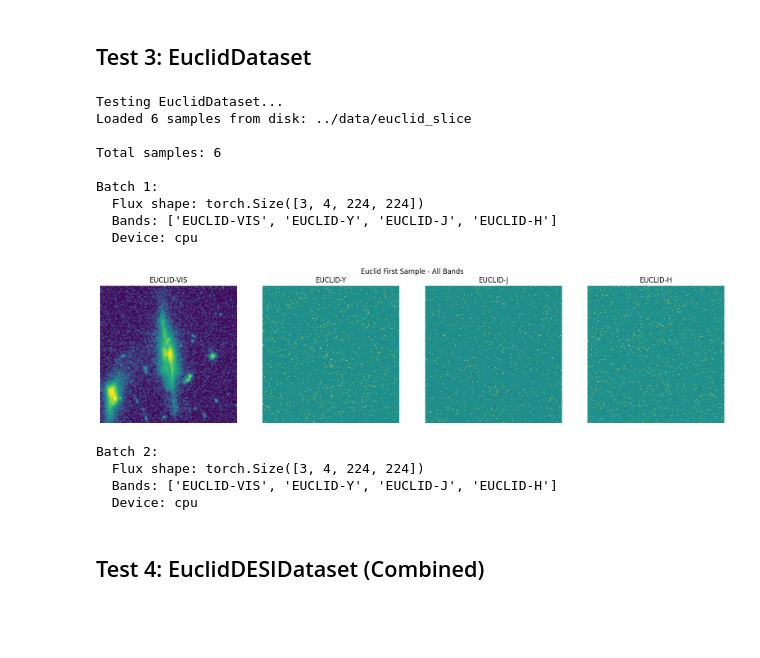
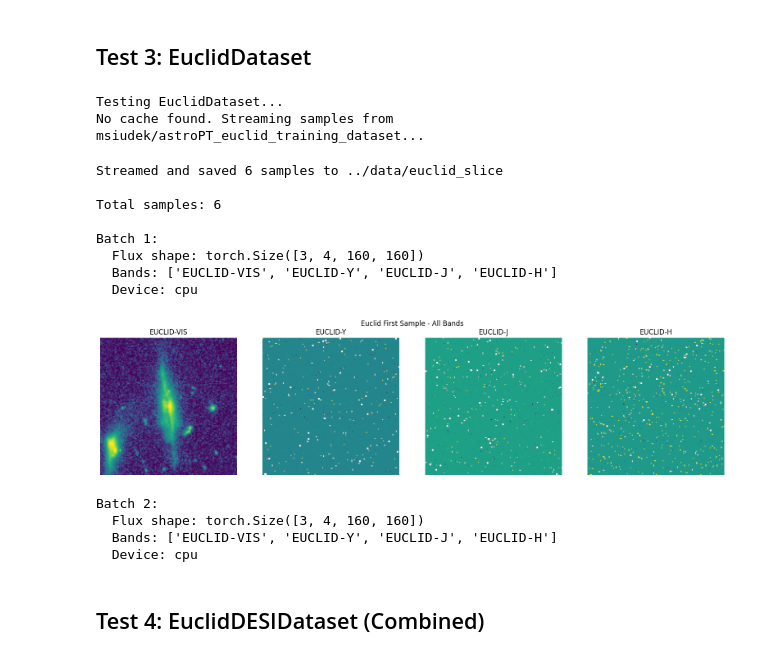
Before and after one commit to ASKabalan/AION, a Jupyter notebook: notebooks/01-AIONDataSets.ipynb, the cells around one changed output. Saved outputs shown, nothing was run; the diff lists cells and outputs as text; code cells hidden in the pictures; blank space fills up the shorter version.

```diff
--- a/notebooks/01-AIONDataSets.ipynb
+++ b/notebooks/01-AIONDataSets.ipynb
@@ -26,14 +28,17 @@ Error:
 print("Testing HSCDataset...")
 hsc_dataset = HSCDataset(
     cache_dir=CACHE_DIR,
-    batch_size=3,
-    batch_count=2,
-    device=device
+    max_entries=10,
+    device=device,
+    mode="streaming"
 )
 
 print(f"\nTotal samples: {len(hsc_dataset)}")
 
-for i, batch in enumerate(hsc_dataset):
+batch_size = 3
+hsc_loader = DataLoader(hsc_dataset, batch_size=batch_size, shuffle=False, collate_fn=collate_modalities)
+
+for i, batch in enumerate(hsc_loader):
     print(f"\nBatch {i+1}:")
     print(f"  Flux shape: {batch.flux.shape}")
     print(f"  Bands: {batch.bands}")
@@ -69,14 +85,17 @@ Batch 2:
 print("Testing DESIDataset...")
 desi_dataset = DESIDataset(
     cache_dir=CACHE_DIR,
-    batch_size=3,
-    batch_count=2,
-    device=device
+    max_entries=6,
+    device=device,
+    mode="streaming"
 )
 
 print(f"\nTotal samples: {len(desi_dataset)}")
 
-for i, batch in enumerate(desi_dataset):
+batch_size = 3
+desi_loader = DataLoader(desi_dataset, batch_size=batch_size, shuffle=False, collate_fn=collate_modalities)
+
+for i, batch in enumerate(desi_loader):
     print(f"\nBatch {i+1}:")
     print(f"  Flux shape: {batch.flux.shape}")
     print(f"  Ivar shape: {batch.ivar.shape}")
@@ -117,48 +137,53 @@ Batch 2:
 # %%
 print("Testing EuclidDataset...")
 try:
     euclid_dataset = EuclidDataset(
         cache_dir=CACHE_DIR,
-        batch_size=3,
-        batch_count=2,
-        device=device
+        max_entries=6,
+        device=device,
+        split="train_batch_1",
+        mode="streaming"
     )
 
     print(f"\nTotal samples: {len(euclid_dataset)}")
 
-    for i, batch in enumerate(euclid_dataset):
+    batch_size = 3
+    euclid_loader = DataLoader(euclid_dataset, batch_size=batch_size, shuffle=False, collate_fn=collate_modalities)
+
+    for i, batch in enumerate(euclid_loader):
         print(f"\nBatch {i+1}:")
         print(f"  Flux shape: {batch.flux.shape}")
         print(f"  Bands: {batch.bands}")
         print(f"  Device: {batch.flux.device}")
 
         if i == 0:
             fig, axes = plt.subplots(1, 4, figsize=(16, 4))
             fig.suptitle('Euclid First Sample - All Bands')
             for band_idx in range(4):
                 axes[band_idx].imshow(batch.flux[0, band_idx].cpu().numpy(), cmap='viridis')
                 axes[band_idx].set_title(batch.bands[band_idx])
                 axes[band_idx].axis('off')
             plt.tight_layout()
             plt.show()
 except Exception as e:
     print(f"Error loading Euclid dataset: {e}")
     print("This may be due to network issues or dataset availability.")
 # %% [output]
 Testing EuclidDataset...
-Loaded 6 samples from disk: ../data/euclid_slice
-
-Total samples: 6
-
-Batch 1:
-  Flux shape: torch.Size([3, 4, 224, 224])
-  Bands: ['EUCLID-VIS', 'EUCLID-Y', 'EUCLID-J', 'EUCLID-H']
-  Device: cpu
+No cache found. Streaming samples from msiudek/astroPT_euclid_training_dataset...
+Streamed and saved 6 samples to ../data/euclid_slice
+
+Total samples: 6
+
+Batch 1:
+  Flux shape: torch.Size([3, 4, 160, 160])
+  Bands: ['EUCLID-VIS', 'EUCLID-Y', 'EUCLID-J', 'EUCLID-H']
+  Device: cpu
-[figure, old version]
+[figure, new version]
-Batch 2:
-  Flux shape: torch.Size([3, 4, 224, 224])
-  Bands: ['EUCLID-VIS', 'EUCLID-Y', 'EUCLID-J', 'EUCLID-H']
-  Device: cpu
+Batch 2:
+  Flux shape: torch.Size([3, 4, 160, 160])
+  Bands: ['EUCLID-VIS', 'EUCLID-Y', 'EUCLID-J', 'EUCLID-H']
+  Device: cpu
 # %% [markdown]
 ## Test 4: EuclidDESIDataset (Combined)
 # %%
```
Also changed, not shown: parts of 6 cells of this notebook, 1 other file.
